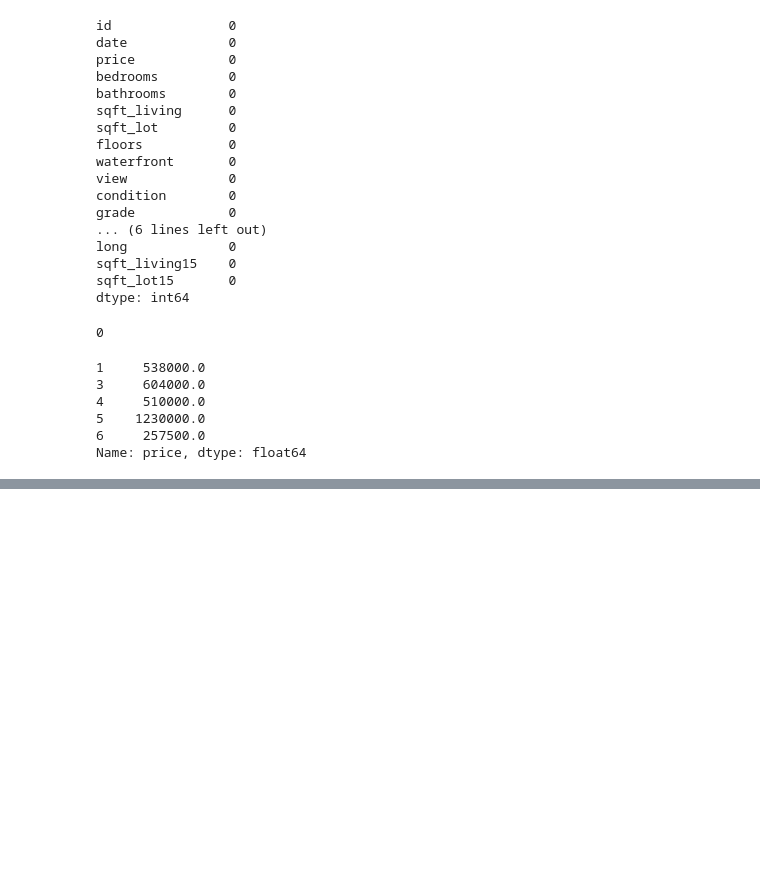
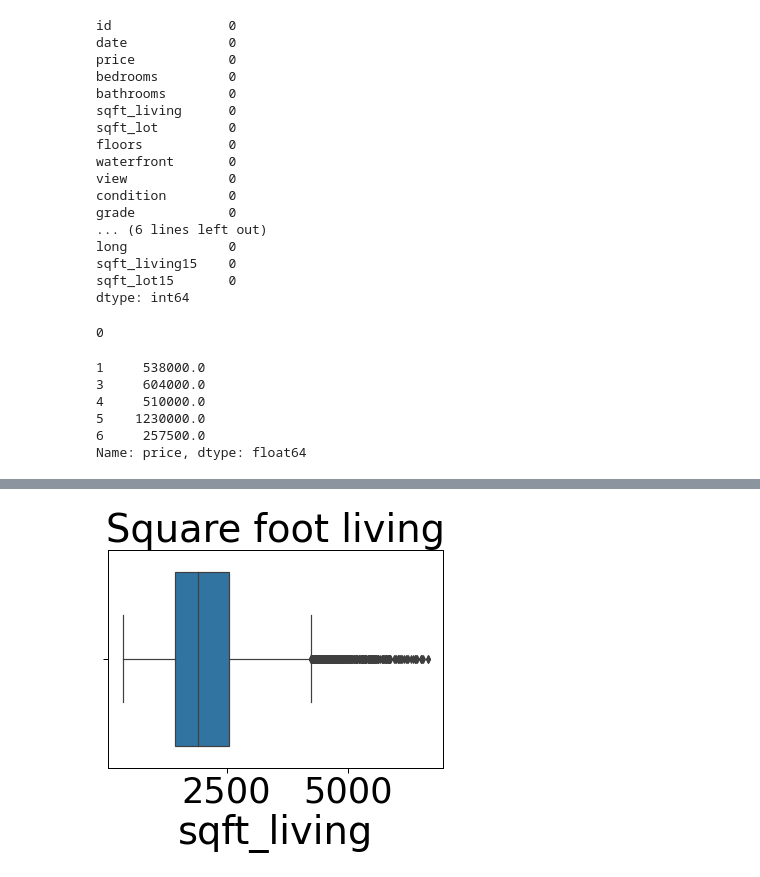
Before and after one commit to learn-co-curriculum/dsc-phase-2-project-v2-3, a Jupyter notebook: alpha.ipynb, the cells around one changed output, grey strips where cells are left out. Saved outputs shown, nothing was run; the diff lists cells and outputs as text; code cells hidden in the pictures; blank space fills up the shorter version.

```diff
--- a/alpha.ipynb
+++ b/alpha.ipynb
@@ -148,0 +185,11 @@ df['price'].isna().sum()
+# %%
+#remove Square foot living outliers
+sqft_living = remove_outliers(df.sqft_living,5)
+# %%
+#review Square foot living
+
+sns.boxplot(x = sqft_living)
+plt.title('Square foot living')
+plt.show()
+# %% [output]
+[figure, added]
```
Also changed, not shown: parts of 55 cells of this notebook.
